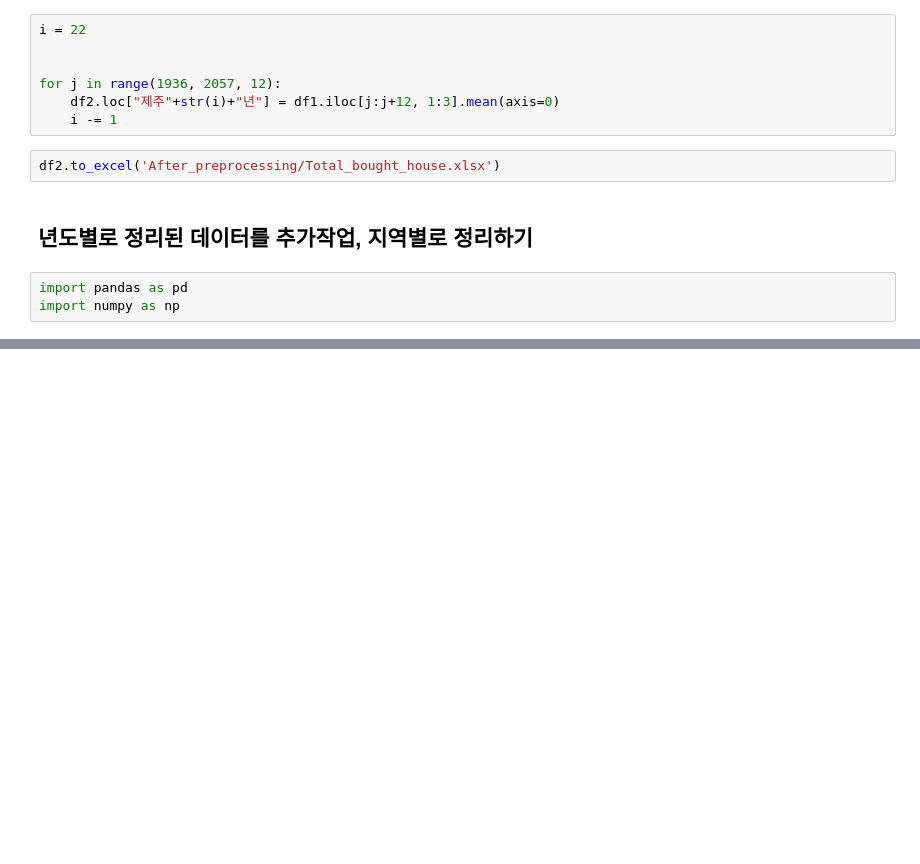
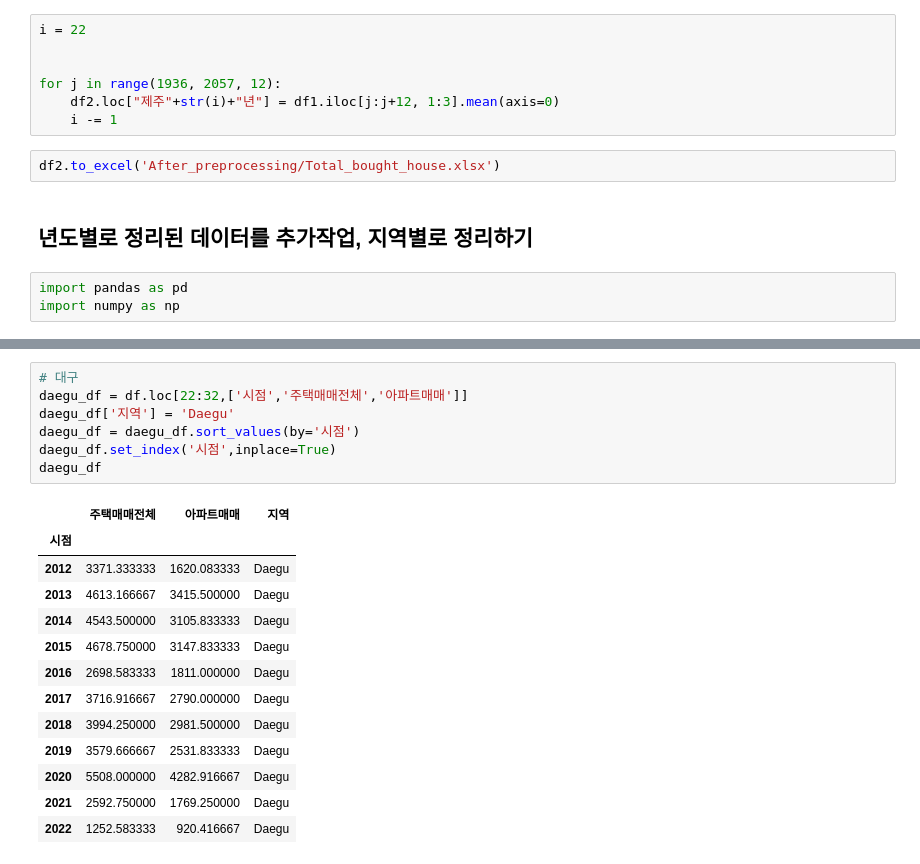
Before and after one commit to jewoodev/To_raise_a_child_well, a Jupyter notebook: data/jewoo/Total_bought_house.ipynb, the cells around one changed output, grey strips where cells are left out. Cells and saved outputs as stored; diff of their text form; blank space fills up the shorter version.

```diff
--- a/data/jewoo/Total_bought_house.ipynb
+++ b/data/jewoo/Total_bought_house.ipynb
@@ -320,0 +378,21 @@ df
+# %%
+# 대구
+daegu_df = df.loc[22:32,['시점','주택매매전체','아파트매매']]
+daegu_df['지역'] = 'Daegu'
+daegu_df = daegu_df.sort_values(by='시점')
+daegu_df.set_index('시점',inplace=True)
+daegu_df
+# %% [output]
+|  | 주택매매전체 | 아파트매매 | 지역 |
+| 시점 |  |  |  |
+| 2012 | 3371.333333 | 1620.083333 | Daegu |
+| 2013 | 4613.166667 | 3415.500000 | Daegu |
+| 2014 | 4543.500000 | 3105.833333 | Daegu |
+| 2015 | 4678.750000 | 3147.833333 | Daegu |
+| 2016 | 2698.583333 | 1811.000000 | Daegu |
+| 2017 | 3716.916667 | 2790.000000 | Daegu |
+| 2018 | 3994.250000 | 2981.500000 | Daegu |
+| 2019 | 3579.666667 | 2531.833333 | Daegu |
+| 2020 | 5508.000000 | 4282.916667 | Daegu |
+| 2021 | 2592.750000 | 1769.250000 | Daegu |
+| 2022 | 1252.583333 | 920.416667 | Daegu |
```
Also changed, not shown: parts of 21 cells of this notebook, 25 other files.
